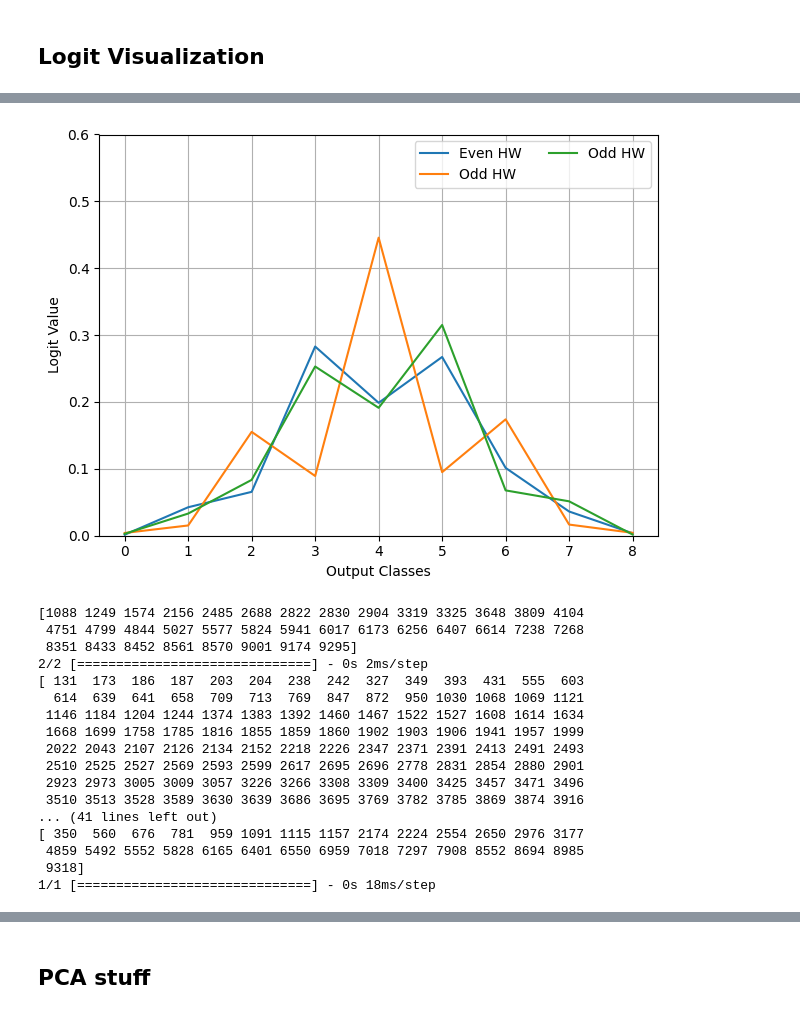
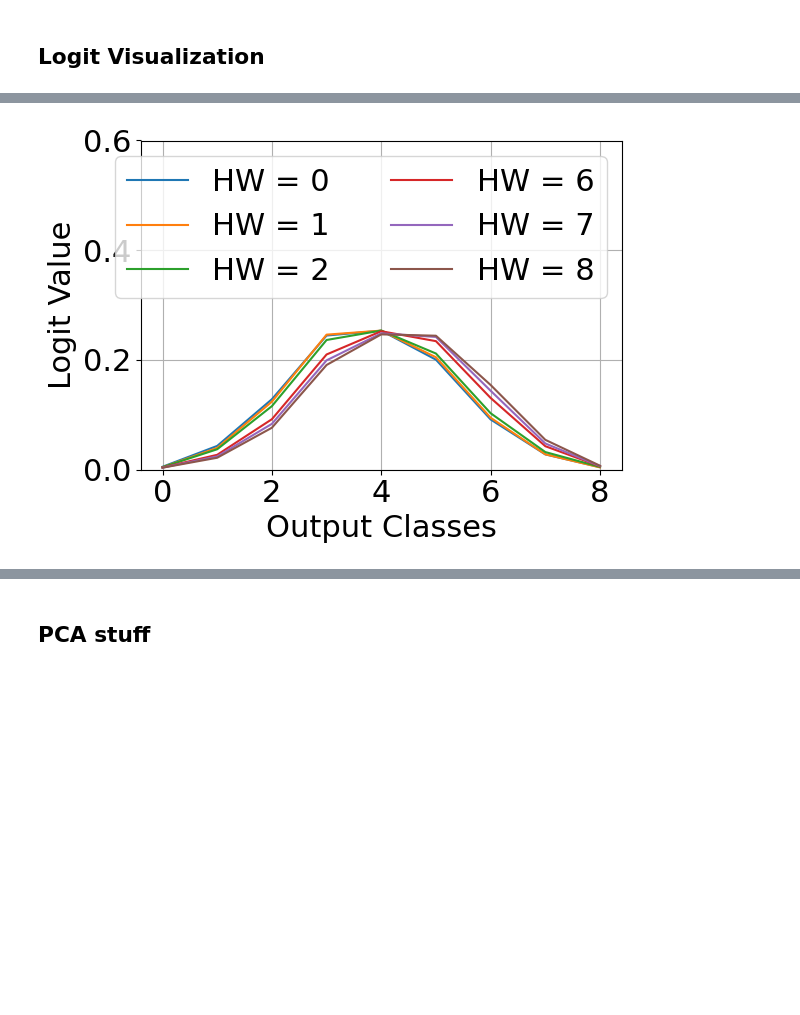
Before and after one commit to teravon/feature_emergence, a Jupyter notebook: eshard_clean.ipynb, the cells around one changed output, grey strips where cells are left out. Cells and saved outputs as stored; diff of their text form; code cells hidden in the pictures; blank space fills up the shorter version.

```diff
--- a/eshard_clean.ipynb
+++ b/eshard_clean.ipynb
@@ -53,15 +53,15 @@ def hw(input):
         result += (input >> i) & 0x1
     return result
 # %%
-dataset_id = 'ches_ctf'
-traces_dim = 15000
+dataset_id = 'eshard'
+traces_dim = 1400
 
-n_prof= 30000
+n_prof= 90000
 import gc
 
 lm = "HW"
 target_byte = 2
-path = "/mnt/d/Datasets"
+path = "./datasets"
 dataset = load_dataset(dataset_id, path, target_byte, traces_dim, leakage_model=lm, n_prof=n_prof)
 pi_og, pi_patch_new, pi_patch_og = [], [], []
 dataset.x_profiling, dataset.x_attack = scale_dataset(dataset.x_profiling, dataset.x_attack, StandardScaler())
@@ -169,26 +178,11 @@ plt.show()
 # %% [markdown]
 ## Logit Visualization
 # %%
-#reload_model(199)
-out_logits = []
-for i in [0, 1,2]:
-    indices, = np.where(dataset.attack_labels%3 == i)
-    logits = model.predict(dataset.x_attack[indices])
-    out_logits.append(np.mean(logits, axis=0))
-    plt.plot(out_logits[-1], label=f"Even HW" if i == 0 else "Odd HW")
-plt.ylim([0, 0.6])
-plt.grid()
-plt.legend(ncol=2, loc=1)
-plt.xlabel("Output Classes")
-plt.ylabel("Logit Value")
-plt.tight_layout()
-plt.show()
-gc.collect()
-#reload_model(199)
+
+reload_model(5)
 out_logits = []
 for i in [0,1,2, 6, 7,8]:
     indices, = np.where(dataset.attack_labels == i)
-    print(indices)
     logits = model.predict(dataset.x_attack[indices])
     out_logits.append(np.mean(logits, axis=0))
     plt.plot(out_logits[-1], label=f"HW = {i}")
@@ -206,18 +205 @@ plt.show()
-[figure, old version]
+[figure, new version]
-[1088 1249 1574 2156 2485 2688 2822 2830 2904 3319 3325 3648 3809 4104
- 4751 4799 4844 5027 5577 5824 5941 6017 6173 6256 6407 6614 7238 7268
- 8351 8433 8452 8561 8570 9001 9174 9295]
-2/2 [==============================] - 0s 2ms/step
-[ 131  173  186  187  203  204  238  242  327  349  393  431  555  603
-  614  639  641  658  709  713  769  847  872  950 1030 1068 1069 1121
- 1146 1184 1204 1244 1374 1383 1392 1460 1467 1522 1527 1608 1614 1634
- 1668 1699 1758 1785 1816 1855 1859 1860 1902 1903 1906 1941 1957 1999
- 2022 2043 2107 2126 2134 2152 2218 2226 2347 2371 2391 2413 2491 2493
- 2510 2525 2527 2569 2593 2599 2617 2695 2696 2778 2831 2854 2880 2901
- 2923 2973 3005 3009 3057 3226 3266 3308 3309 3400 3425 3457 3471 3496
- 3510 3513 3528 3589 3630 3639 3686 3695 3769 3782 3785 3869 3874 3916
-... (41 lines left out)
-[ 350  560  676  781  959 1091 1115 1157 2174 2224 2554 2650 2976 3177
- 4859 5492 5552 5828 6165 6401 6550 6959 7018 7297 7908 8552 8694 8985
- 9318]
-1/1 [==============================] - 0s 18ms/step
```
Also changed, not shown: parts of 10 cells of this notebook, 1 other file.
